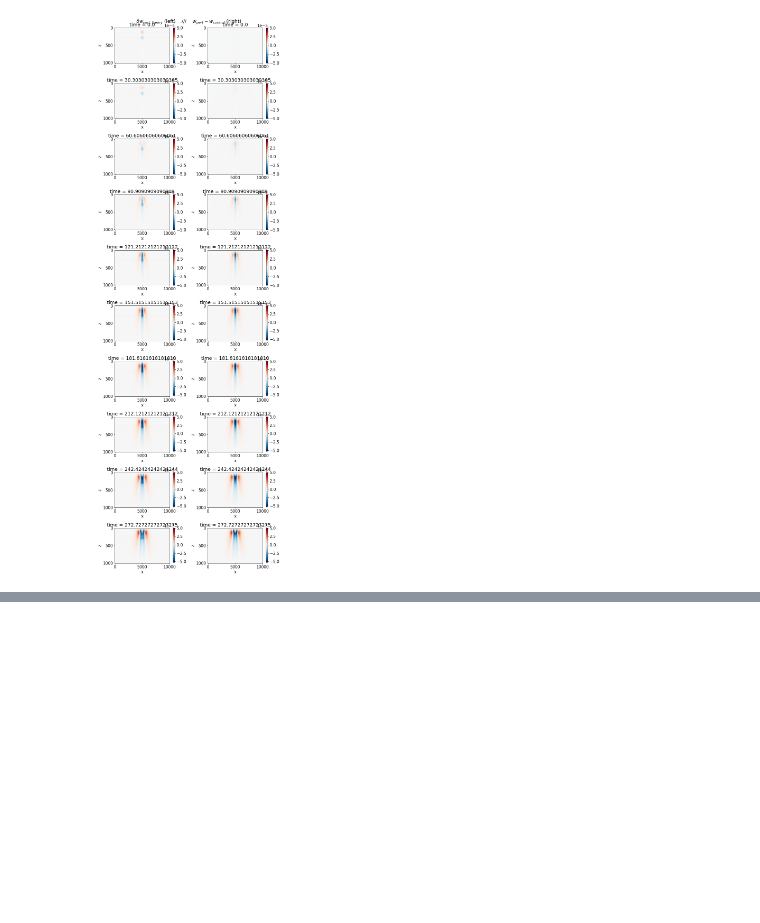
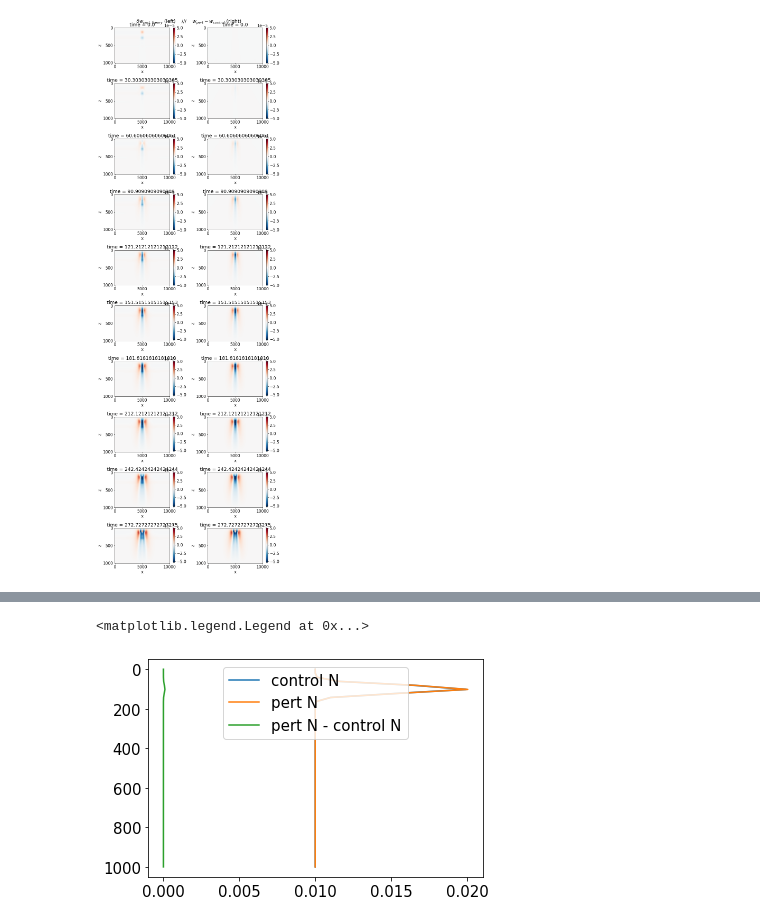
Before and after one commit to qnicolas/IWTomography, a Jupyter notebook: tomo2D.ipynb, the cells around one changed output, grey strips where cells are left out. Drawn from its saved outputs; the diff is of its cells as text; code cells hidden in the pictures; blank space fills up the shorter version.

```diff
--- a/tomo2D.ipynb
+++ b/tomo2D.ipynb
@@ -278,9 +278,9 @@ Wall time: 25 s
 # %%
 # Compute actual delta w
 
-iwave = InternalWaveEquation(Lt=3000,Nt=100,Nx=100,Nz=80)
+iwave = InternalWaveEquation(Lt=3000,Nt=100,Nx=100,Nz=50)
 
-iwave_pert = InternalWaveEquation(Lt=3000,Nt=100,Nx=100,Nz=80)
+iwave_pert = InternalWaveEquation(Lt=3000,Nt=100,Nx=100,Nz=50)
 iwave_pert.N = lambda z:0.01 + np.exp(-((z-iwave_pert.z0)**2)/(2*iwave_pert.sigma_z**2))*1e-4
 
 iwave.integrate()
@@ -443,0 +446,3 @@ fig.tight_layout()
+# %%
+Nbase_test = lambda z: 0.01 +  np.exp(-((z-iwave_pert.z0)**2)/(2*iwave_pert.sigma_z**2))*0.01
+Npert_test = lambda z: 0.01 +  np.exp(-((z-iwave_pert.z0)**2)/(2*iwave_pert.sigma_z**2))*0.01 +  np.exp(-((z-iwave_pert.z0)**2)/(2*iwave_pert.sigma_z**2))*1e-4
@@ -443,0 +459,11 @@ fig.tight_layout()
+# %%
+# Compute actual delta w
+
+iwave = InternalWaveEquation(Lt=3000,Nt=100,Nx=100,Nz=50)
+iwave.N=Nbase_test
+
+iwave_pert = InternalWaveEquation(Lt=3000,Nt=100,Nx=100,Nz=50)
+iwave_pert.N = Npert_test
+
+iwave.integrate()
+iwave_pert.integrate()
@@ -443,0 +475,9 @@ fig.tight_layout()
+# %%
+plt.plot(iwave.N(iwave.Z),iwave.Z,label='control N')
+plt.plot(iwave_pert.N(iwave_pert.Z),iwave_pert.Z,label='pert N')
+plt.plot(iwave_pert.N(iwave_pert.Z)-iwave.N(iwave.Z),iwave_pert.Z,label='pert N - control N')
+plt.gca().invert_yaxis()
+plt.legend()
+# %% [output]
+<matplotlib.legend.Legend at 0x...>
+[figure, added]
```
Also changed, not shown: parts of 13 cells of this notebook.
